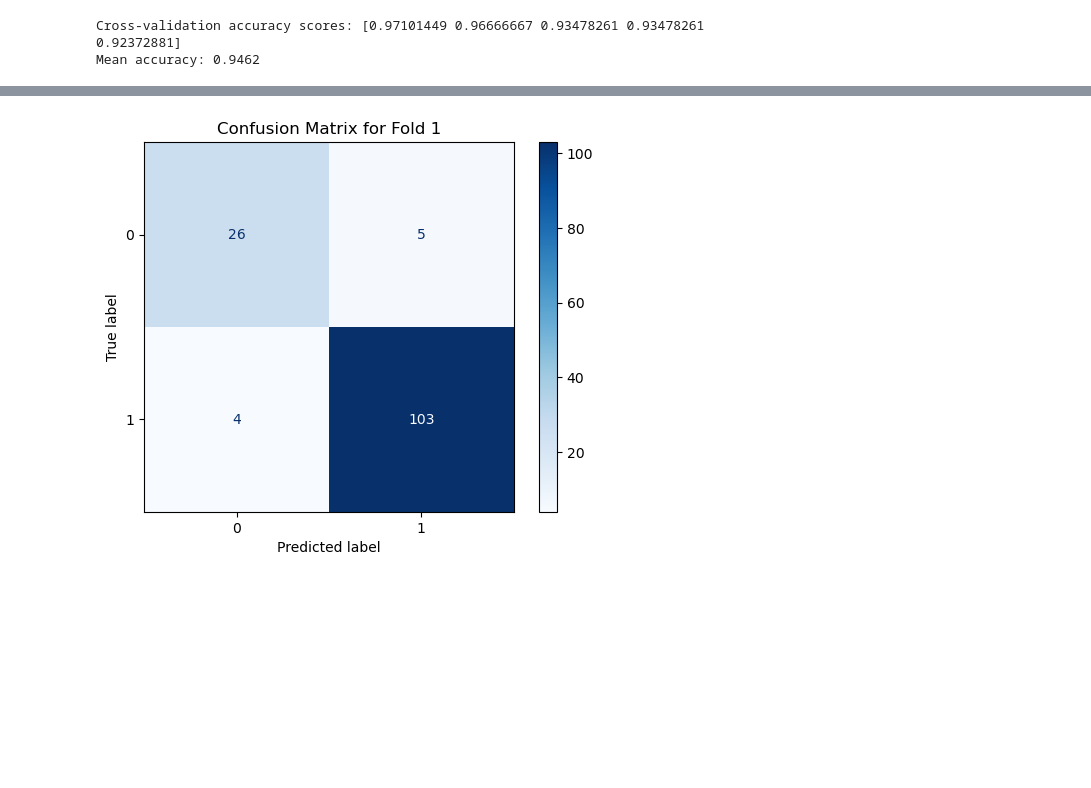
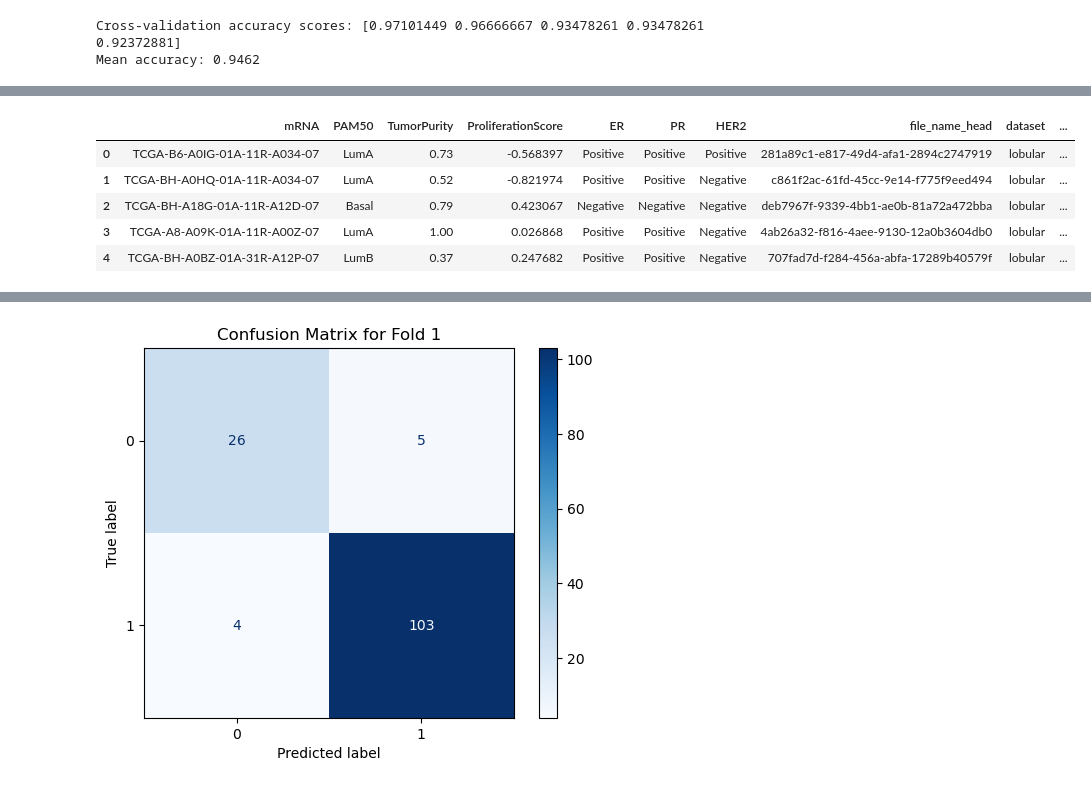
Before and after one commit to mjkim1001/DATA481-Breast_Cancer, a Jupyter notebook: Nick/Code/NickPCALog.ipynb, the cells around one changed output, grey strips where cells are left out. Saved outputs shown, nothing was run; the diff lists cells and outputs as text; code cells hidden in the pictures; blank space fills up the shorter version.

```diff
--- a/Nick/Code/NickPCALog.ipynb
+++ b/Nick/Code/NickPCALog.ipynb
@@ -180,0 +193,11 @@ Mean accuracy: 0.9462
+# %%
+#Ensuring all NA values in metadf are filled in by master meta df
+metadf = pd.merge(mast_metadf, splitdf[['Group', 'mRNA']], on="mRNA", how='left')
+metadf.head()
+# %% [output]
+|  | mRNA | PAM50 | TumorPurity | ProliferationScore | ER | PR | HER2 | file_name_head | dataset | ... |
+| 0 | TCGA-B6-A0IG-01A-11R-A034-07 | LumA | 0.73 | -0.568397 | Positive | Positive | Positive | 281a89c1-e817-49d4-afa1-2894c2747919 | lobular | ... |
+| 1 | TCGA-BH-A0HQ-01A-11R-A034-07 | LumA | 0.52 | -0.821974 | Positive | Positive | Negative | c861f2ac-61fd-45cc-9e14-f775f9eed494 | lobular | ... |
+| 2 | TCGA-BH-A18G-01A-11R-A12D-07 | Basal | 0.79 | 0.423067 | Negative | Negative | Negative | deb7967f-9339-4bb1-ae0b-81a72a472bba | lobular | ... |
+| 3 | TCGA-A8-A09K-01A-11R-A00Z-07 | LumA | 1.00 | 0.026868 | Positive | Positive | Negative | 4ab26a32-f816-4aee-9130-12a0b3604db0 | lobular | ... |
+| 4 | TCGA-BH-A0BZ-01A-31R-A12P-07 | LumB | 0.37 | 0.247682 | Positive | Positive | Negative | 707fad7d-f284-456a-abfa-17289b40579f | lobular | ... |
```
Also changed, not shown: parts of 20 cells of this notebook.
